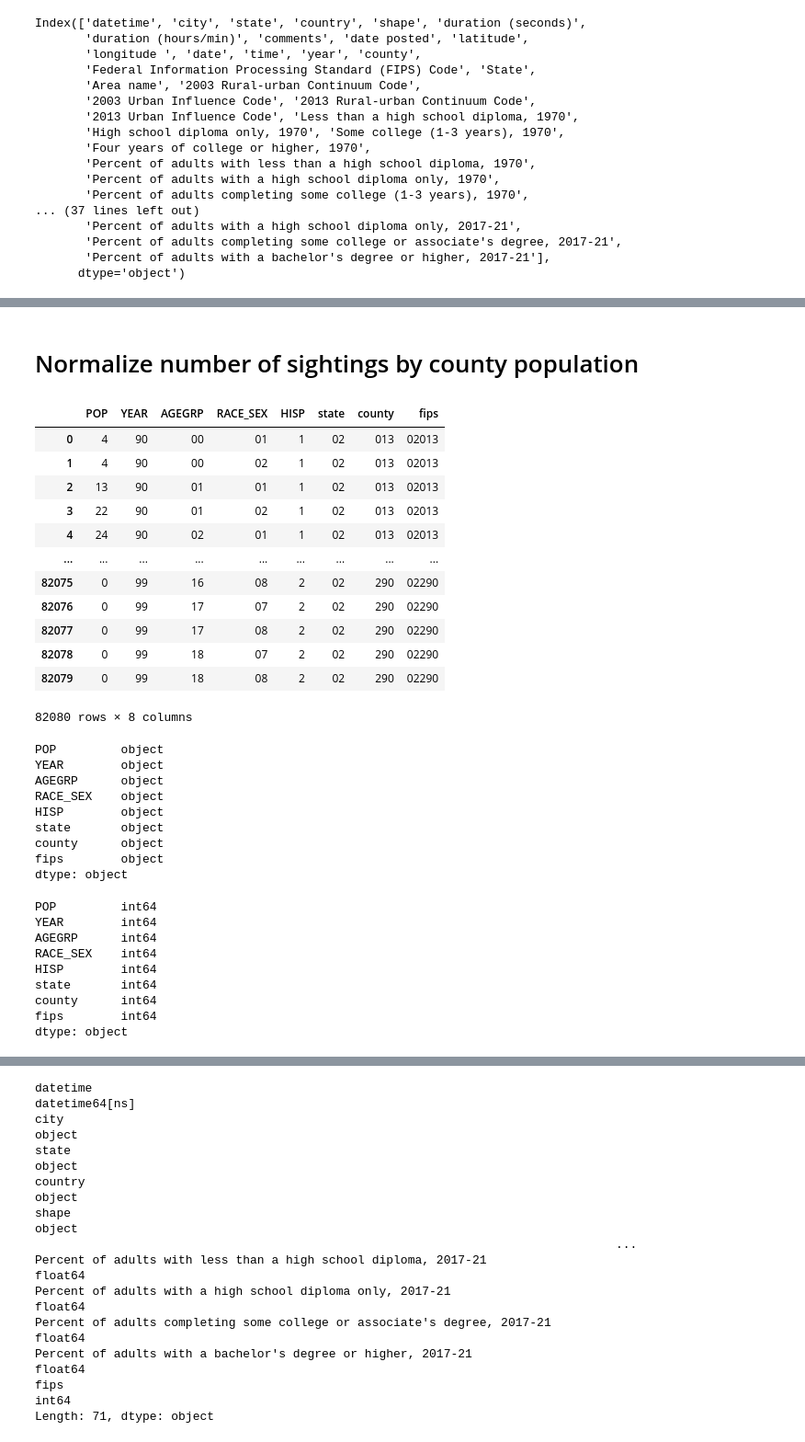
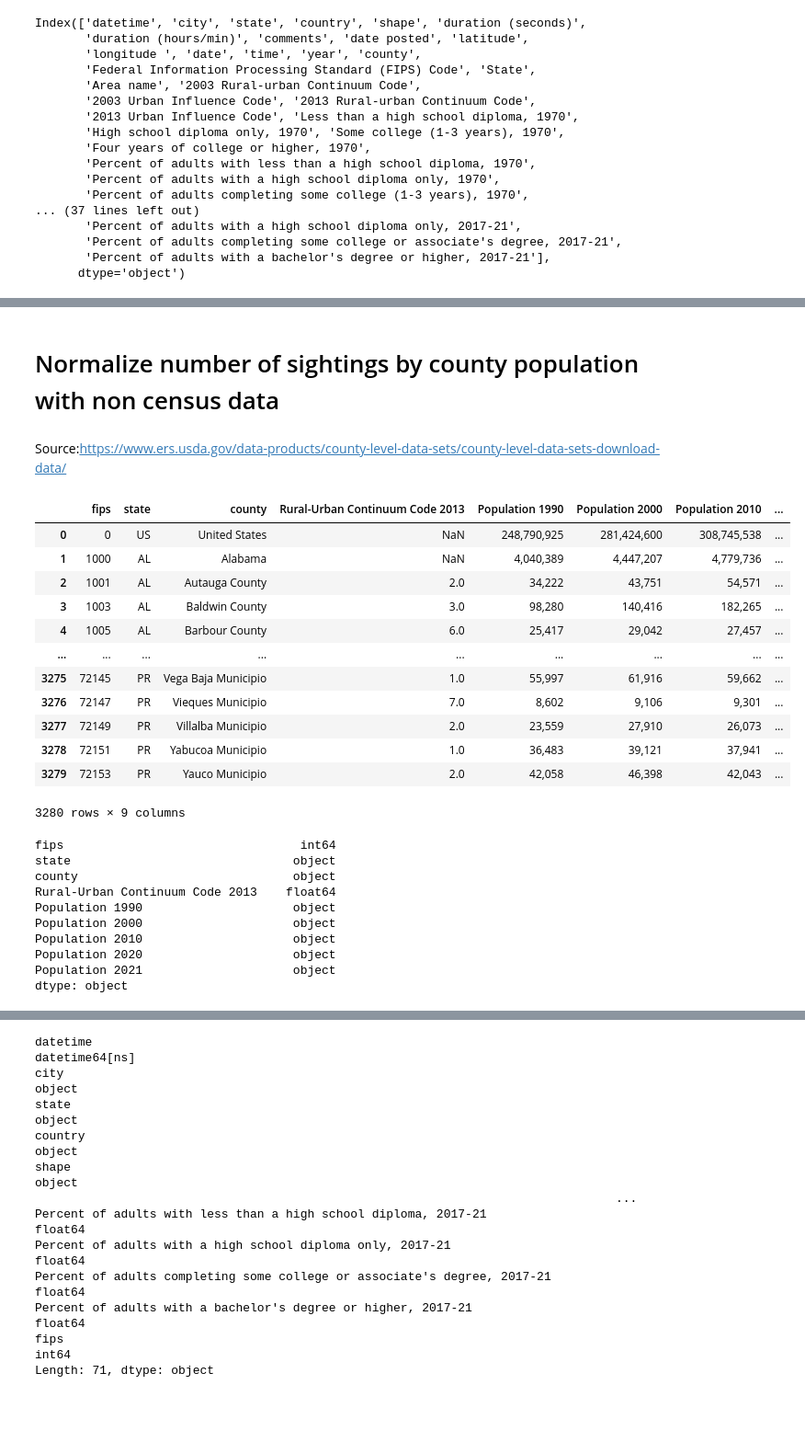
Before and after one commit to maxsohl/GSB521FinalProj, a Jupyter notebook: I see Allens Final Proj.ipynb, the cells around one changed output, grey strips where cells are left out. Shown at 92% size. Cells and saved outputs as stored; diff of their text form; code cells hidden in the pictures; blank space fills up the shorter version.

```diff
--- a/I see Allens Final Proj.ipynb
+++ b/I see Allens Final Proj.ipynb
@@ -145,2 +236,2 @@ Index(['datetime', 'city', 'state', 'country', 'shape', 'duration (seconds)',
 # %% [markdown]
-# Normalize number of sightings by county population
+# Normalize number of sightings by county population with non census data
@@ -152,46 +238,33 @@ pop_data = json.loads(response.read())
-# %%
-cols = ['POP', 'YEAR', 'AGEGRP', 'RACE_SEX', 'HISP', 'state', 'county']
-pop_df = pd.DataFrame(pop_data, columns = cols)
-pop_df['fips'] = pop_df['state'] + pop_df['county']
-pop_df = pop_df.drop(0)
-pop_df = pop_df.reset_index(drop=True)
-pop_df
-# %% [output]
-|  | POP | YEAR | AGEGRP | RACE_SEX | HISP | state | county | fips |
-| 0 | 4 | 90 | 00 | 01 | 1 | 02 | 013 | 02013 |
-| 1 | 4 | 90 | 00 | 02 | 1 | 02 | 013 | 02013 |
-| 2 | 13 | 90 | 01 | 01 | 1 | 02 | 013 | 02013 |
-| 3 | 22 | 90 | 01 | 02 | 1 | 02 | 013 | 02013 |
-| 4 | 24 | 90 | 02 | 01 | 1 | 02 | 013 | 02013 |
-| ... | ... | ... | ... | ... | ... | ... | ... | ... |
-| 82075 | 0 | 99 | 16 | 08 | 2 | 02 | 290 | 02290 |
-| 82076 | 0 | 99 | 17 | 07 | 2 | 02 | 290 | 02290 |
-| 82077 | 0 | 99 | 17 | 08 | 2 | 02 | 290 | 02290 |
-| 82078 | 0 | 99 | 18 | 07 | 2 | 02 | 290 | 02290 |
-| 82079 | 0 | 99 | 18 | 08 | 2 | 02 | 290 | 02290 |
-82080 rows × 8 columns
+# %% [markdown]
+Source:https://www.ers.usda.gov/data-products/county-level-data-sets/county-level-data-sets-download-data/
+# %%
+url = 'https://raw.githubusercontent.com/maxsohl/GSB521FinalProj/main/PopulationEstimates.csv'
+pop_df = pd.read_csv(url)
+pop_df
+# %% [output]
+|  | fips | state | county | Rural-Urban Continuum Code 2013 | Population 1990 | Population 2000 | Population 2010 | ... |
+| 0 | 0 | US | United States | NaN | 248,790,925 | 281,424,600 | 308,745,538 | ... |
+| 1 | 1000 | AL | Alabama | NaN | 4,040,389 | 4,447,207 | 4,779,736 | ... |
+| 2 | 1001 | AL | Autauga County | 2.0 | 34,222 | 43,751 | 54,571 | ... |
+| 3 | 1003 | AL | Baldwin County | 3.0 | 98,280 | 140,416 | 182,265 | ... |
+| 4 | 1005 | AL | Barbour County | 6.0 | 25,417 | 29,042 | 27,457 | ... |
+| ... | ... | ... | ... | ... | ... | ... | ... | ... |
+| 3275 | 72145 | PR | Vega Baja Municipio | 1.0 | 55,997 | 61,916 | 59,662 | ... |
+| 3276 | 72147 | PR | Vieques Municipio | 7.0 | 8,602 | 9,106 | 9,301 | ... |
+| 3277 | 72149 | PR | Villalba Municipio | 2.0 | 23,559 | 27,910 | 26,073 | ... |
+| 3278 | 72151 | PR | Yabucoa Municipio | 1.0 | 36,483 | 39,121 | 37,941 | ... |
+| 3279 | 72153 | PR | Yauco Municipio | 2.0 | 42,058 | 46,398 | 42,043 | ... |
+3280 rows × 9 columns
 # %%
 print(pop_df.dtypes)
 # %% [output]
-POP         object
-YEAR        object
-AGEGRP      object
-RACE_SEX    object
-HISP        object
-state       object
-county      object
-fips        object
+fips                                 int64
+state                               object
+county                              object
+Rural-Urban Continuum Code 2013    float64
+Population 1990                     object
+Population 2000                     object
+Population 2010                     object
+Population 2020                     object
+Population 2021                     object
 dtype: object
-# %%
-pop_df = pop_df.astype({'POP': int, 'YEAR': int, 'AGEGRP': int, 'RACE_SEX' :int, 'HISP': int,'state': int, 'county': int, 'fips': int })
-print(pop_df.dtypes)
-# %% [output]
-POP         int64
-YEAR        int64
-AGEGRP      int64
-RACE_SEX    int64
-HISP        int64
-state       int64
-county      int64
-fips        int64
-dtype: object
```
Also changed, not shown: parts of 30 cells of this notebook.
